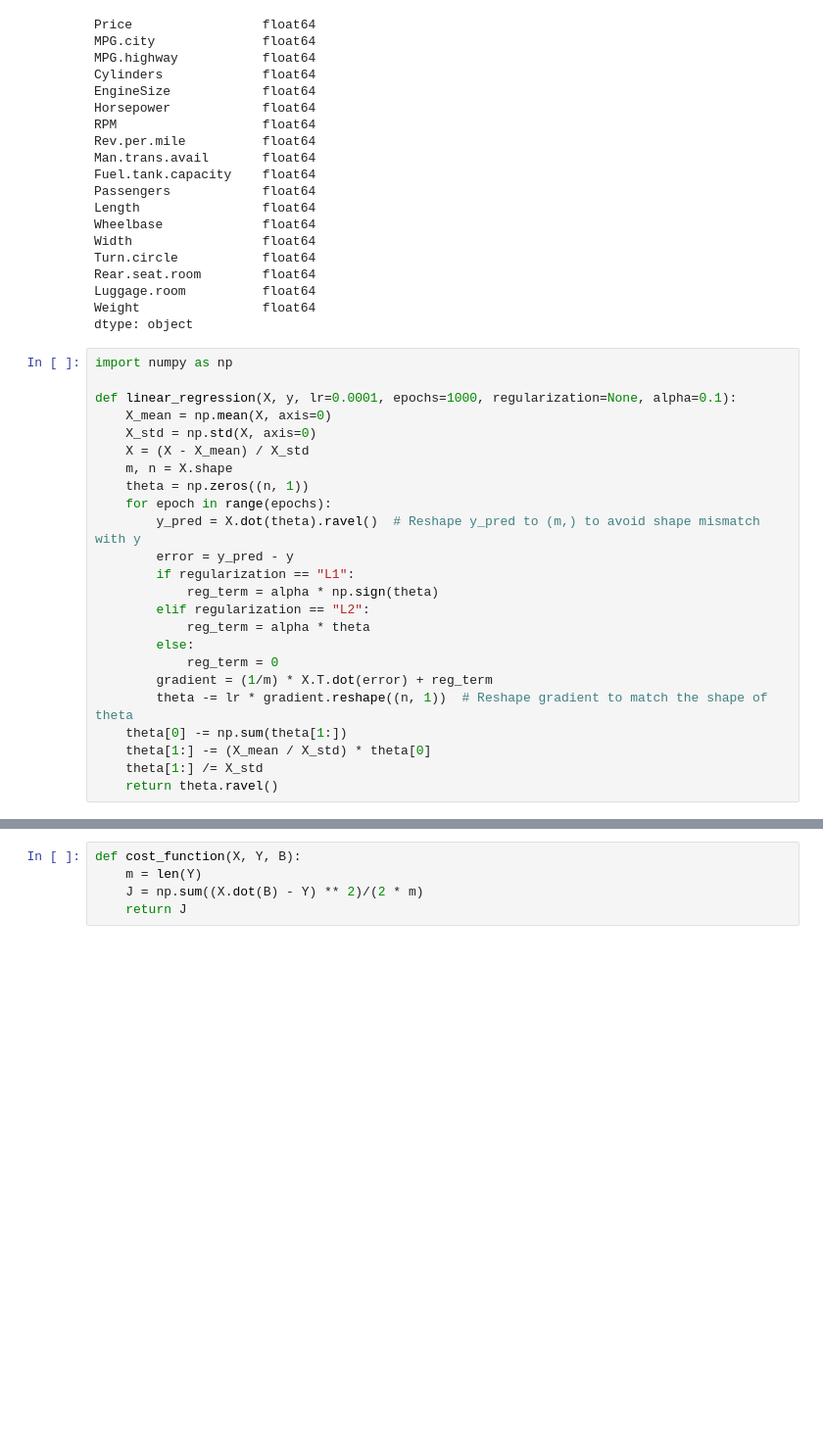
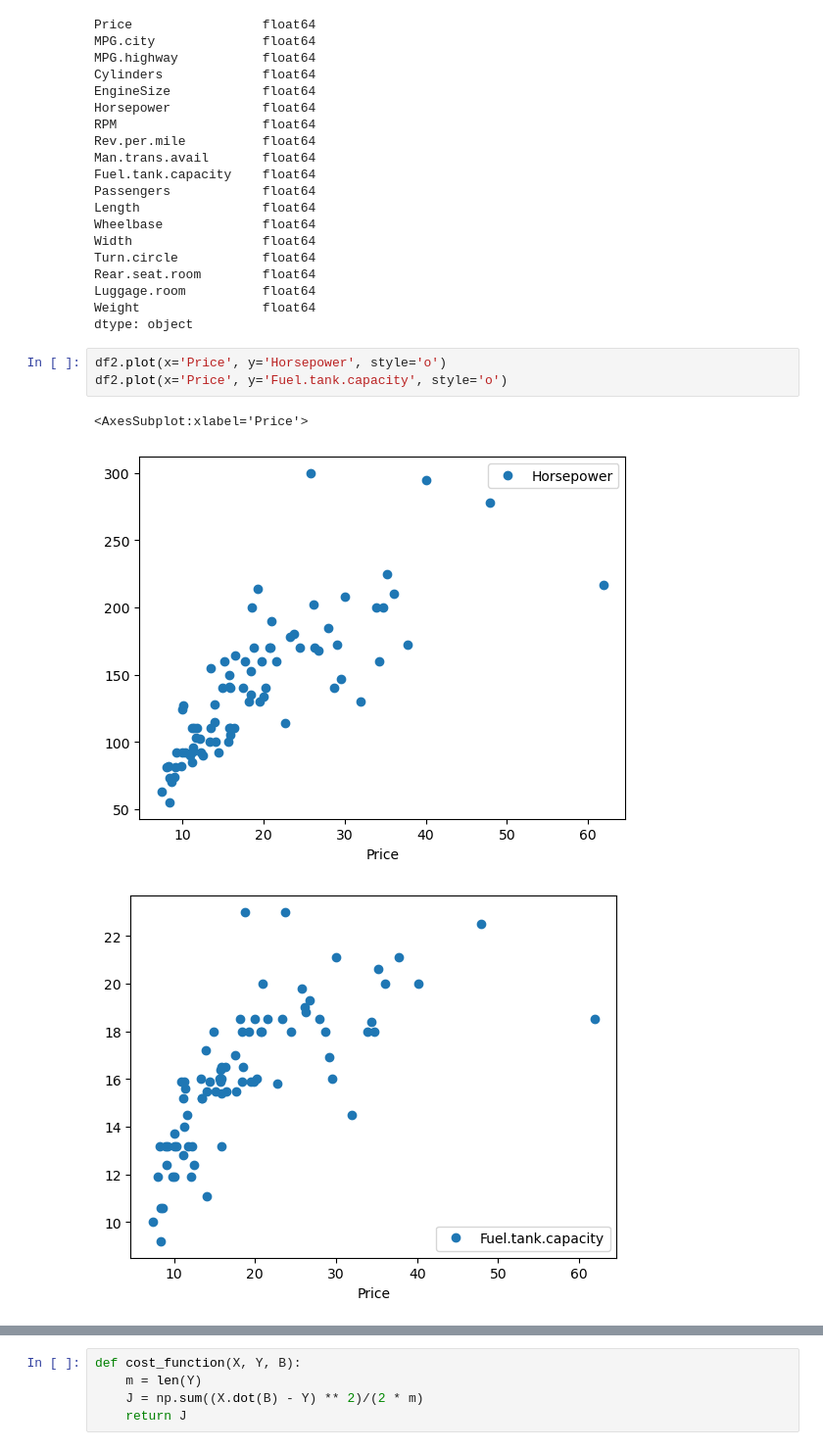
Before and after one commit to inamnurulf/Basic-Classification-Regression, a Jupyter notebook: regressionWithDataset2.ipynb, the cells around one changed output, grey strips where cells are left out. Shown: that part at 98% size. Drawn from its saved outputs; the diff is of its cells as text; blank space fills up the shorter version.

```diff
--- a/regressionWithDataset2.ipynb
+++ b/regressionWithDataset2.ipynb
@@ -78,30 +78,13 @@ Rear.seat.room        float64
 Luggage.room          float64
 Weight                float64
 dtype: object
-# %%
-import numpy as np
-
-def linear_regression(X, y, lr=0.0001, epochs=1000, regularization=None, alpha=0.1):
-    X_mean = np.mean(X, axis=0)
-    X_std = np.std(X, axis=0)
-    X = (X - X_mean) / X_std
-    m, n = X.shape
-    theta = np.zeros((n, 1))
-    for epoch in range(epochs):
-        y_pred = X.dot(theta).ravel()  # Reshape y_pred to (m,) to avoid shape mismatch with y
-        error = y_pred - y
-        if regularization == "L1":
-            reg_term = alpha * np.sign(theta)
-        elif regularization == "L2":
-            reg_term = alpha * theta
-        else:
-            reg_term = 0
-        gradient = (1/m) * X.T.dot(error) + reg_term
-        theta -= lr * gradient.reshape((n, 1))  # Reshape gradient to match the shape of theta
-    theta[0] -= np.sum(theta[1:])
-    theta[1:] -= (X_mean / X_std) * theta[0]
-    theta[1:] /= X_std
-    return theta.ravel()
+# %%
+df2.plot(x='Price', y='Horsepower', style='o')
+df2.plot(x='Price', y='Fuel.tank.capacity', style='o')
+# %% [output]
+<AxesSubplot:xlabel='Price'>
+[figure, added]
+[figure, added]
 # %%
 Price                 = df2['Price'].values
 # MPGcity              = df2['MPG.city'].values
```
Also changed, not shown: parts of 6 cells of this notebook.
